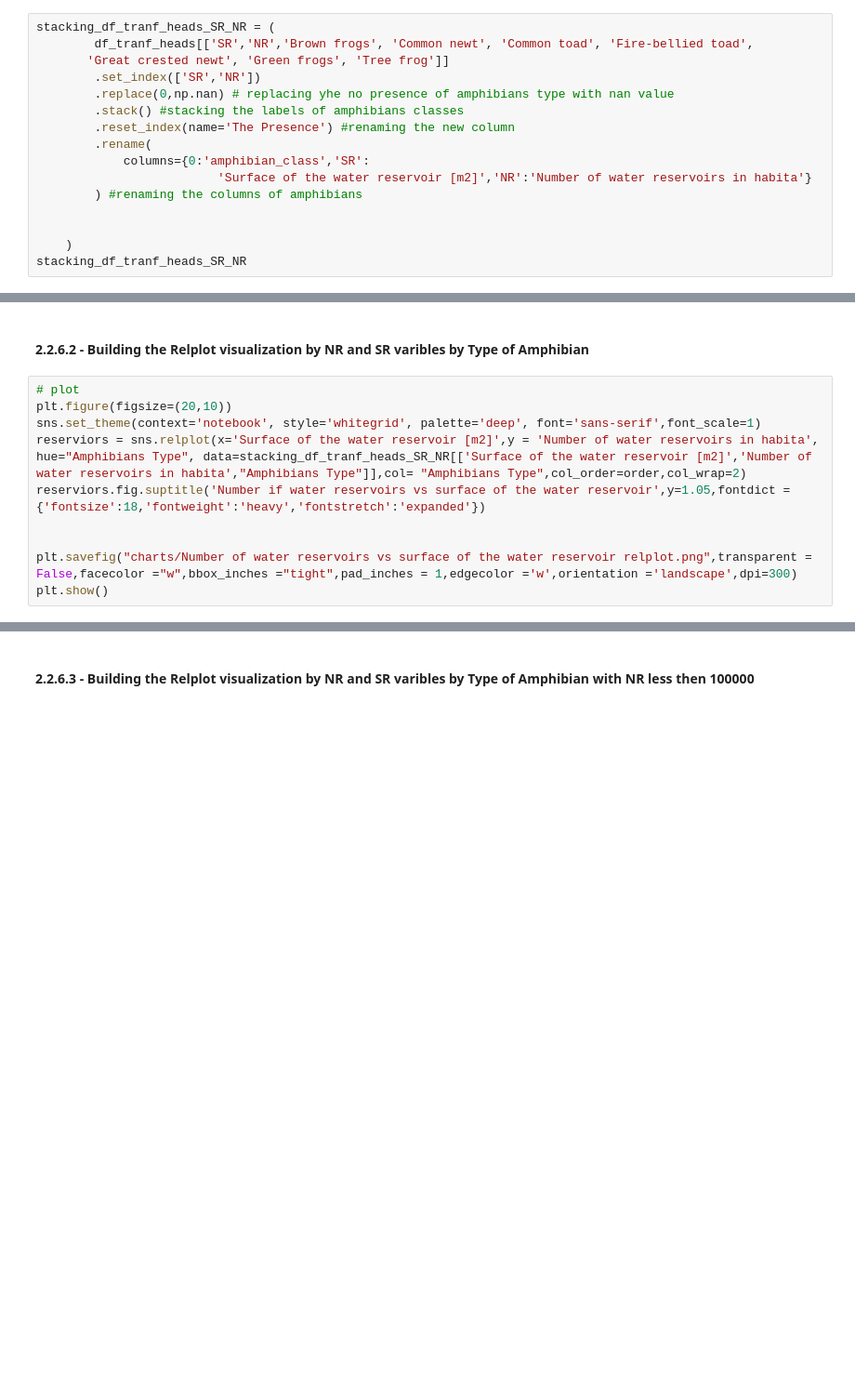
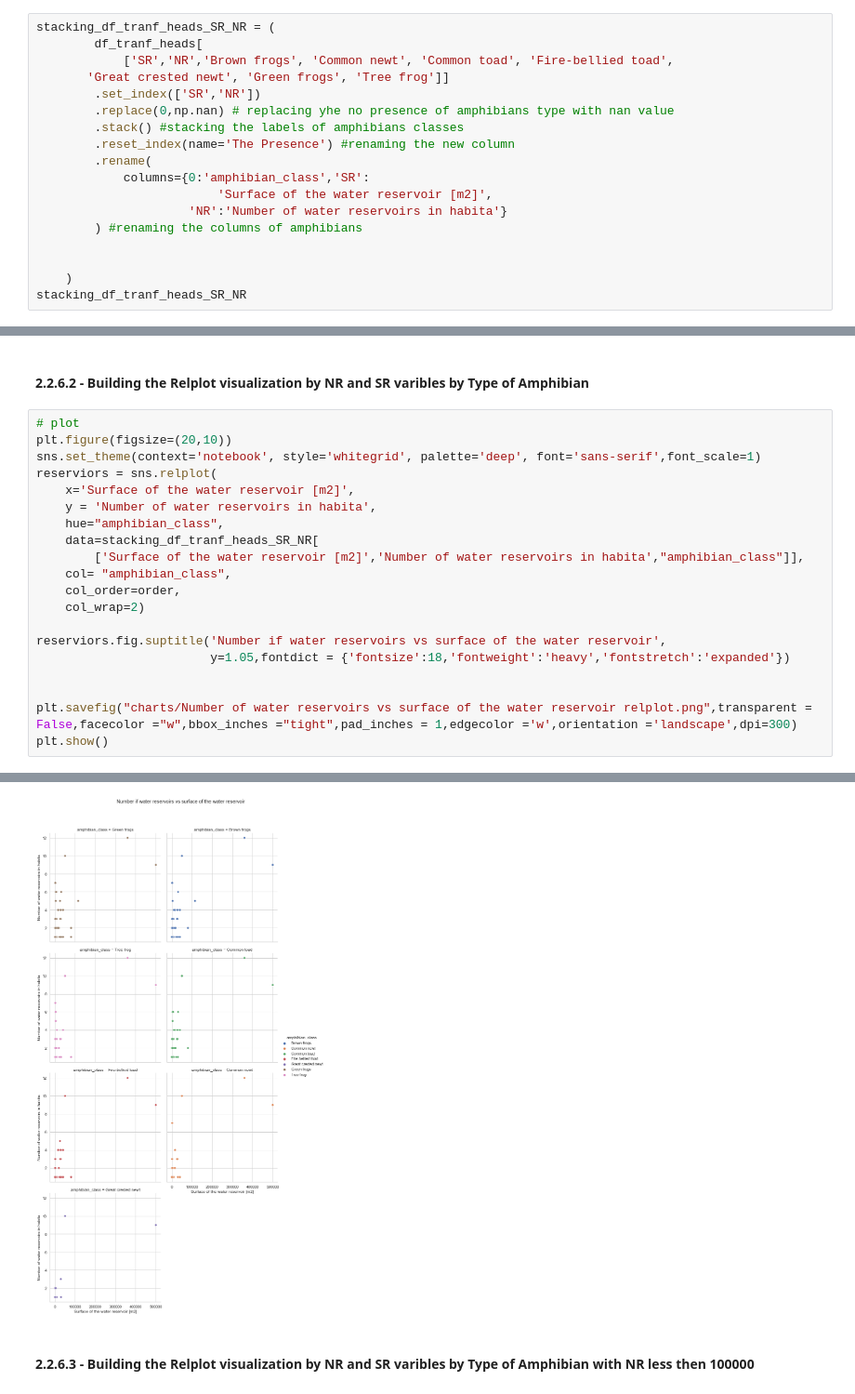
Before and after one commit to Renata-Thomazelli/amphibians, a Jupyter notebook: amphibians-Copy1.ipynb, the cells around one changed output, grey strips where cells are left out. Shown at 93% size. Drawn from its saved outputs; the diff is of its cells as text; blank space fills up the shorter version.

```diff
--- a/amphibians-Copy1.ipynb
+++ b/amphibians-Copy1.ipynb
@@ -1456,7 +1393,8 @@ new_nr_grouped['NR'].unique()
 #### 2.2.6.1 - Building the dataframe to analise the NR and SR varible by Type of Amphibian
 # %%
 stacking_df_tranf_heads_SR_NR = (
-        df_tranf_heads[['SR','NR','Brown frogs', 'Common newt', 'Common toad', 'Fire-bellied toad',
+        df_tranf_heads[
+            ['SR','NR','Brown frogs', 'Common newt', 'Common toad', 'Fire-bellied toad',
        'Great crested newt', 'Green frogs', 'Tree frog']]
         .set_index(['SR','NR'])
         .replace(0,np.nan) # replacing yhe no presence of amphibians type with nan value
@@ -1464,7 +1402,8 @@ stacking_df_tranf_heads_SR_NR = (
         .reset_index(name='The Presence') #renaming the new column
         .rename(
             columns={0:'amphibian_class','SR':
-                         'Surface of the water reservoir [m2]','NR':'Number of water reservoirs in habita'}
+                         'Surface of the water reservoir [m2]',
+                     'NR':'Number of water reservoirs in habita'}
         ) #renaming the columns of amphibians
 
 
@@ -1482,9 +1449,20 @@ stacking_df_tranf_heads_SR_NR['Surface of the water reservoir [m2]']=stacking_df
 # plot
 plt.figure(figsize=(20,10))
 sns.set_theme(context='notebook', style='whitegrid', palette='deep', font='sans-serif',font_scale=1)
-reserviors = sns.relplot(x='Surface of the water reservoir [m2]',y = 'Number of water reservoirs in habita', hue="Amphibians Type", data=stacking_df_tranf_heads_SR_NR[['Surface of the water reservoir [m2]','Number of water reservoirs in habita',"Amphibians Type"]],col= "Amphibians Type",col_order=order,col_wrap=2)
-reserviors.fig.suptitle('Number if water reservoirs vs surface of the water reservoir',y=1.05,fontdict = {'fontsize':18,'fontweight':'heavy','fontstretch':'expanded'})
+reserviors = sns.relplot(
+    x='Surface of the water reservoir [m2]',
+    y = 'Number of water reservoirs in habita',
+    hue="amphibian_class",
+    data=stacking_df_tranf_heads_SR_NR[
+        ['Surface of the water reservoir [m2]','Number of water reservoirs in habita',"amphibian_class"]],
+    col= "amphibian_class",
+    col_order=order,
+    col_wrap=2)
+
+reserviors.fig.suptitle('Number if water reservoirs vs surface of the water reservoir',
+                        y=1.05,fontdict = {'fontsize':18,'fontweight':'heavy','fontstretch':'expanded'})
 
 
 plt.savefig("charts/Number of water reservoirs vs surface of the water reservoir relplot.png",transparent = False,facecolor ="w",bbox_inches ="tight",pad_inches = 1,edgecolor ='w',orientation ='landscape',dpi=300)
 plt.show()
+# %% [output]
@@ -1491,3 +1470,4 @@ plt.show()
+[figure, added]
 # %% [markdown]
 #### 2.2.6.3 - Building the Relplot visualization by NR and SR varibles by Type of Amphibian with NR less then 100000
 # %%
```
Also changed, not shown: parts of 13 cells of this notebook, 3 other files.
